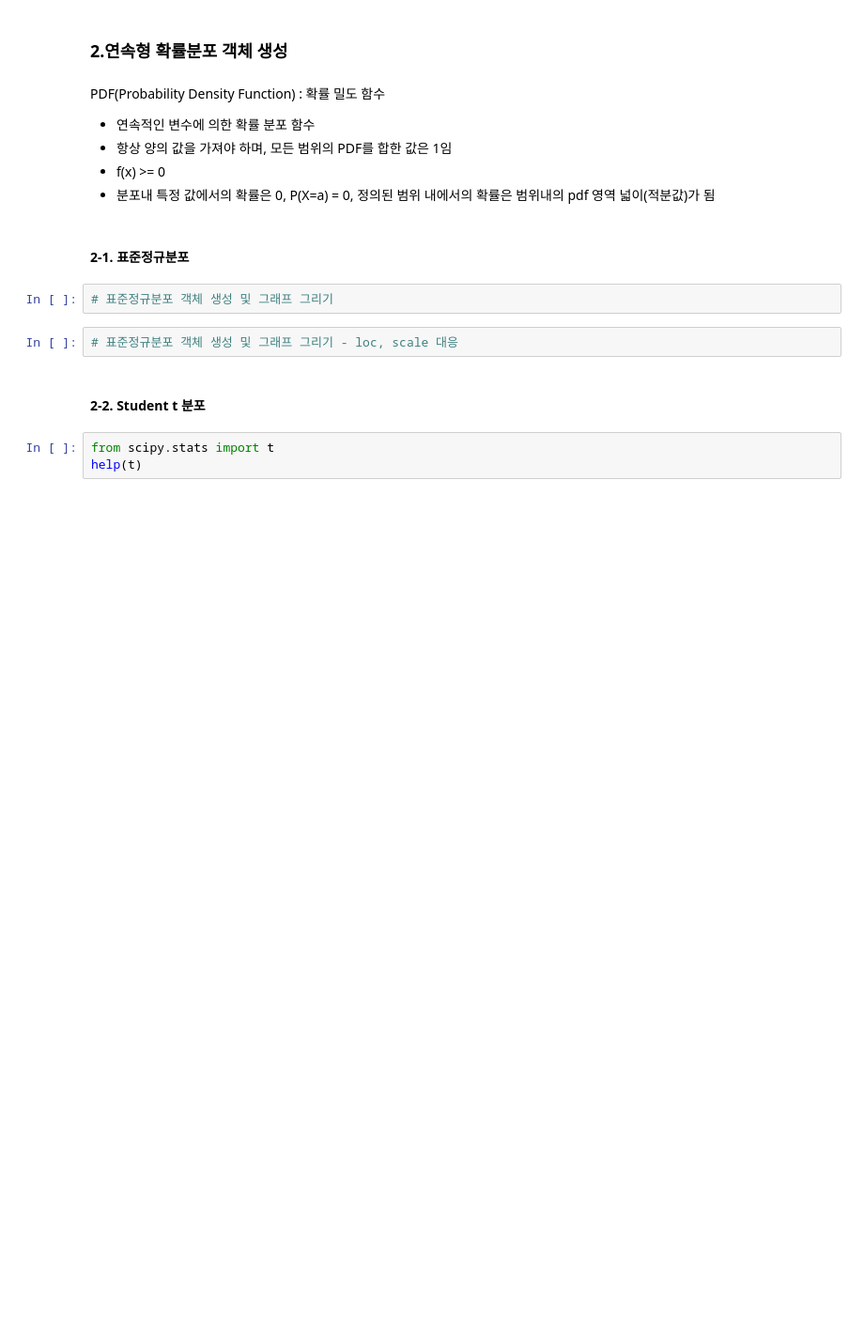
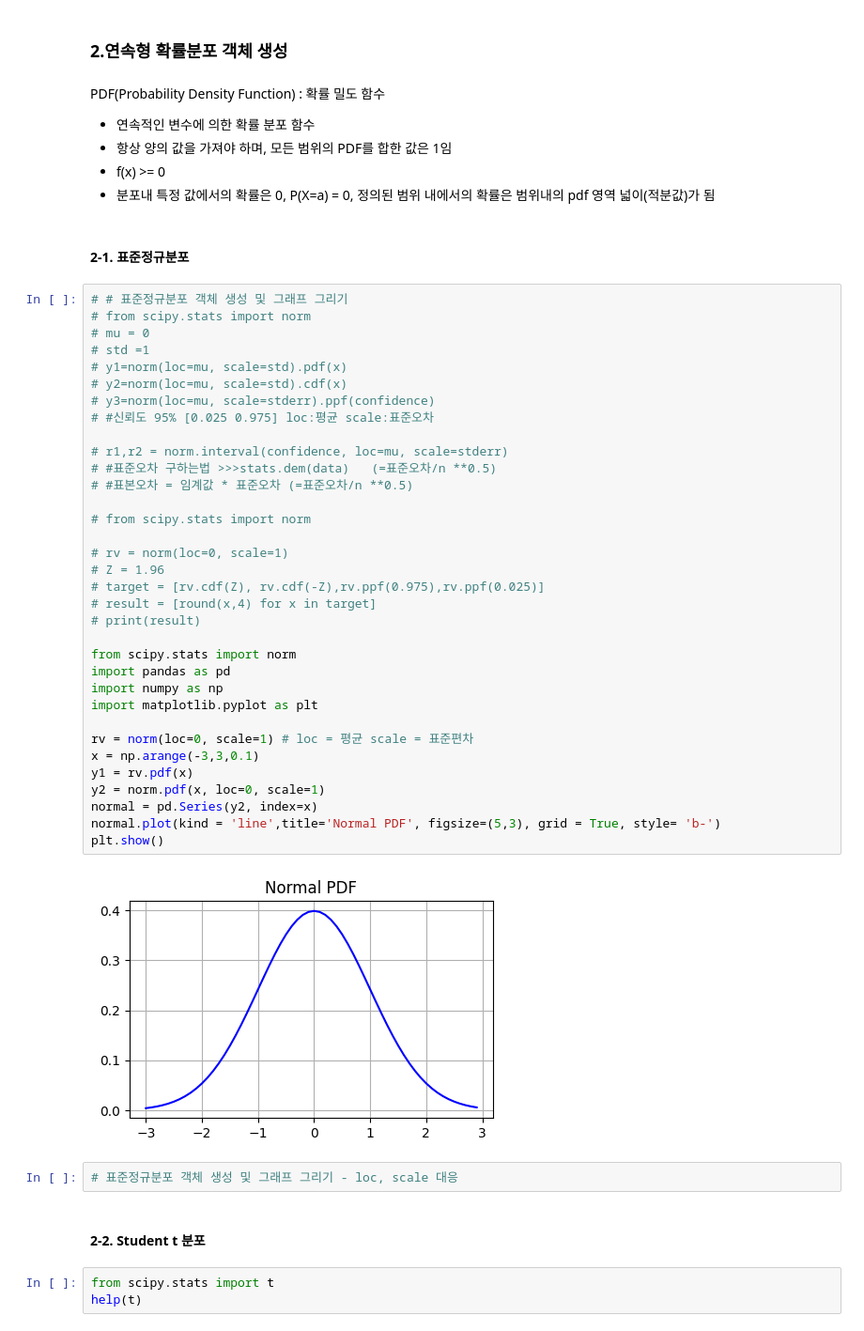
Before and after one commit to Leo2park/new, a Jupyter notebook: Bigdata_S5_Scipy라이브러리_LAB_ipynb의_사본.ipynb, the cells around one changed output. Shown at 94% size. Cells and saved outputs as stored; diff of their text form; blank space fills up the shorter version.

```diff
--- a/Bigdata_S5_Scipy라이브러리_LAB_ipynb의_사본.ipynb
+++ b/Bigdata_S5_Scipy라이브러리_LAB_ipynb의_사본.ipynb
@@ -119,8 +124,42 @@ PDF(Probability Density Function) : 확률 밀도 함수
 - 분포내 특정 값에서의 확률은 0, P(X=a) = 0, 정의된 범위 내에서의 확률은 범위내의 pdf 영역 넓이(적분값)가 됨
 # %% [markdown]
 #### 2-1. 표준정규분포
-# %%
-# 표준정규분포 객체 생성 및 그래프 그리기
+# %%
+# # 표준정규분포 객체 생성 및 그래프 그리기
+# from scipy.stats import norm
+# mu = 0
+# std =1
+# y1=norm(loc=mu, scale=std).pdf(x)
+# y2=norm(loc=mu, scale=std).cdf(x)
+# y3=norm(loc=mu, scale=stderr).ppf(confidence)
+# #신뢰도 95% [0.025 0.975] loc:평균 scale:표준오차
+
+# r1,r2 = norm.interval(confidence, loc=mu, scale=stderr)
+# #표준오차 구하는법 >>>stats.dem(data)   (=표준오차/n **0.5)
+# #표본오차 = 임계값 * 표준오차 (=표준오차/n **0.5)
+
+# from scipy.stats import norm
+
+# rv = norm(loc=0, scale=1)
+# Z = 1.96
+# target = [rv.cdf(Z), rv.cdf(-Z),rv.ppf(0.975),rv.ppf(0.025)]
+# result = [round(x,4) for x in target]
+# print(result)
+
+from scipy.stats import norm
+import pandas as pd
+import numpy as np
+import matplotlib.pyplot as plt
+
+rv = norm(loc=0, scale=1) # loc = 평균 scale = 표준편차
+x = np.arange(-3,3,0.1)
+y1 = rv.pdf(x)
+y2 = norm.pdf(x, loc=0, scale=1)
+normal = pd.Series(y2, index=x)
+normal.plot(kind = 'line',title='Normal PDF', figsize=(5,3), grid = True, style= 'b-')
+plt.show()
+# %% [output]
+[figure, added]
 # %%
 # 표준정규분포 객체 생성 및 그래프 그리기 - loc, scale 대응
 # %% [markdown]
```
Also changed, not shown: parts of 2 cells of this notebook.
